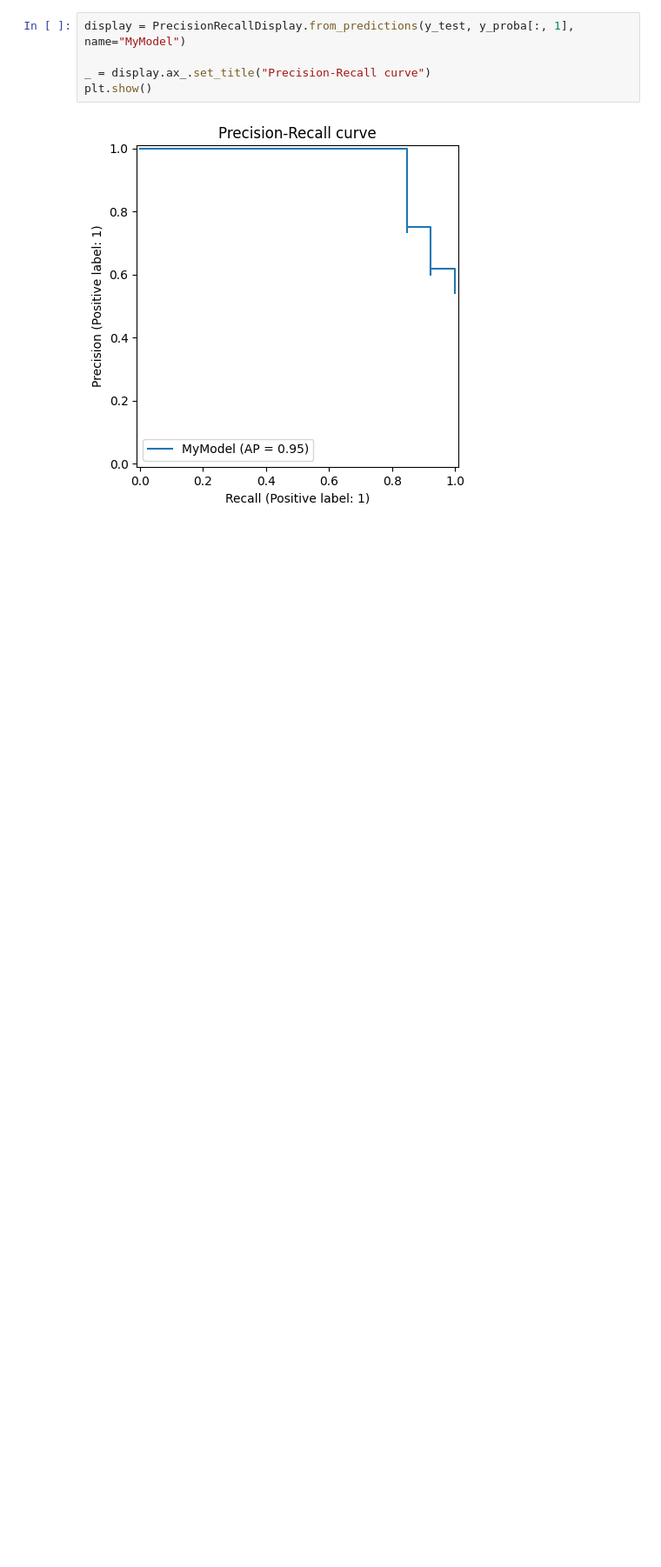
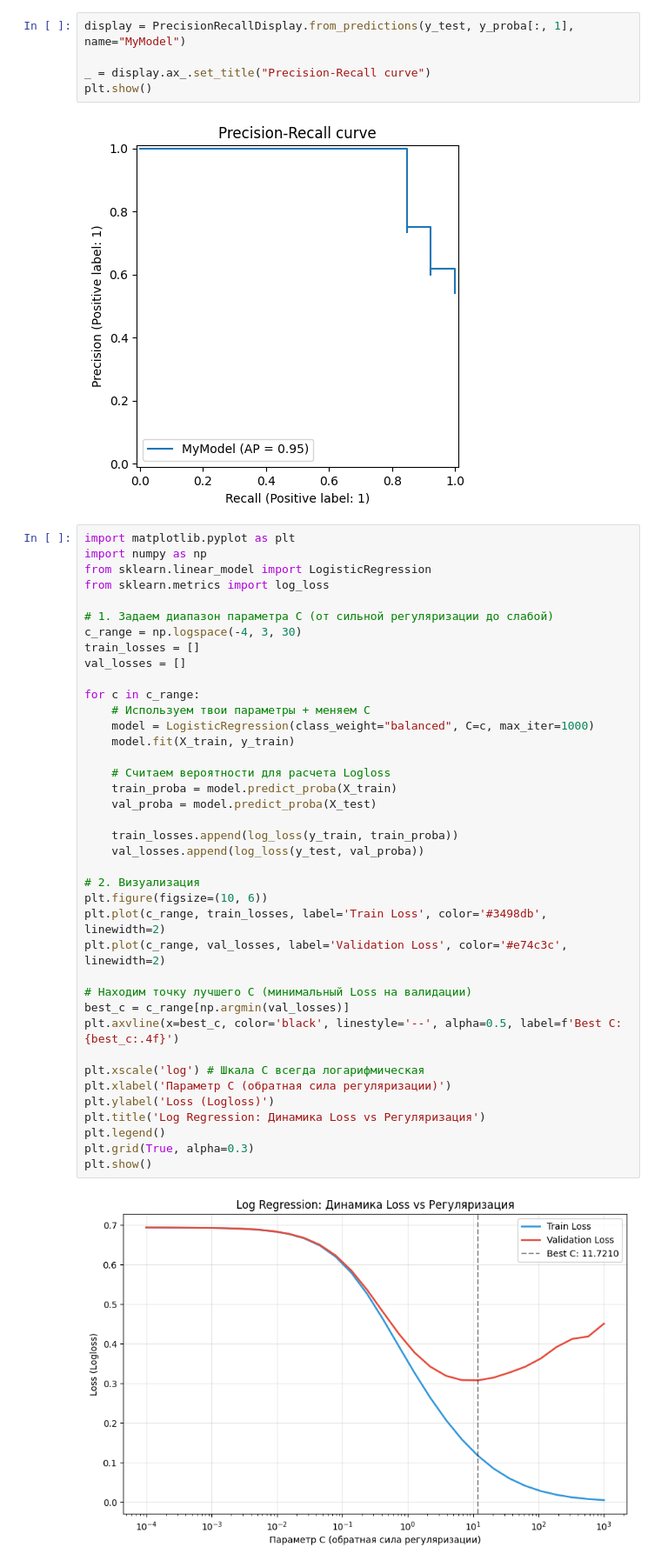
Before and after one commit to Egor29ch/UDGU_project, a Jupyter notebook: log_regression.ipynb, the cells around one changed output. Shown at 87% size. Saved outputs shown, nothing was run; the diff lists cells and outputs as text; blank space fills up the shorter version.

```diff
--- a/log_regression.ipynb
+++ b/log_regression.ipynb
@@ -168,3 +168,44 @@ _ = display.ax_.set_title("Precision-Recall curve")
 plt.show()
 # %% [output]
 [figure]
+# %%
+import matplotlib.pyplot as plt
+import numpy as np
+from sklearn.linear_model import LogisticRegression
+from sklearn.metrics import log_loss
+
+# 1. Задаем диапазон параметра C (от сильной регуляризации до слабой)
+c_range = np.logspace(-4, 3, 30)
+train_losses = []
+val_losses = []
+
+for c in c_range:
+    # Используем твои параметры + меняем C
+    model = LogisticRegression(class_weight="balanced", C=c, max_iter=1000)
+    model.fit(X_train, y_train)
+
+    # Считаем вероятности для расчета Logloss
+    train_proba = model.predict_proba(X_train)
+    val_proba = model.predict_proba(X_test)
+
+    train_losses.append(log_loss(y_train, train_proba))
+    val_losses.append(log_loss(y_test, val_proba))
+
+# 2. Визуализация
+plt.figure(figsize=(10, 6))
+plt.plot(c_range, train_losses, label='Train Loss', color='#3498db', linewidth=2)
+plt.plot(c_range, val_losses, label='Validation Loss', color='#e74c3c', linewidth=2)
+
+# Находим точку лучшего C (минимальный Loss на валидации)
+best_c = c_range[np.argmin(val_losses)]
+plt.axvline(x=best_c, color='black', linestyle='--', alpha=0.5, label=f'Best C: {best_c:.4f}')
+
+plt.xscale('log') # Шкала C всегда логарифмическая
+plt.xlabel('Параметр C (обратная сила регуляризации)')
+plt.ylabel('Loss (Logloss)')
+plt.title('Log Regression: Динамика Loss vs Регуляризация')
+plt.legend()
+plt.grid(True, alpha=0.3)
+plt.show()
+# %% [output]
+[figure, added]
```
Also changed, not shown: 9 other files.
